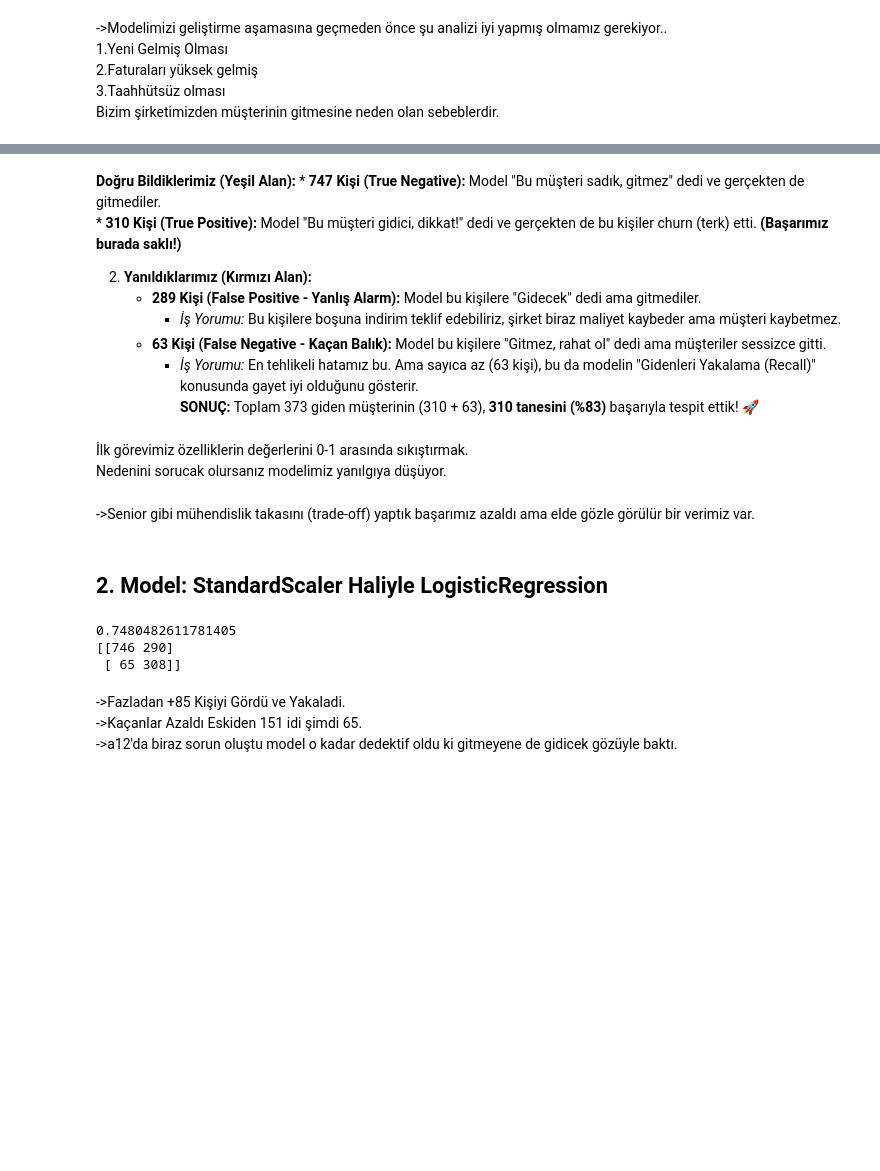
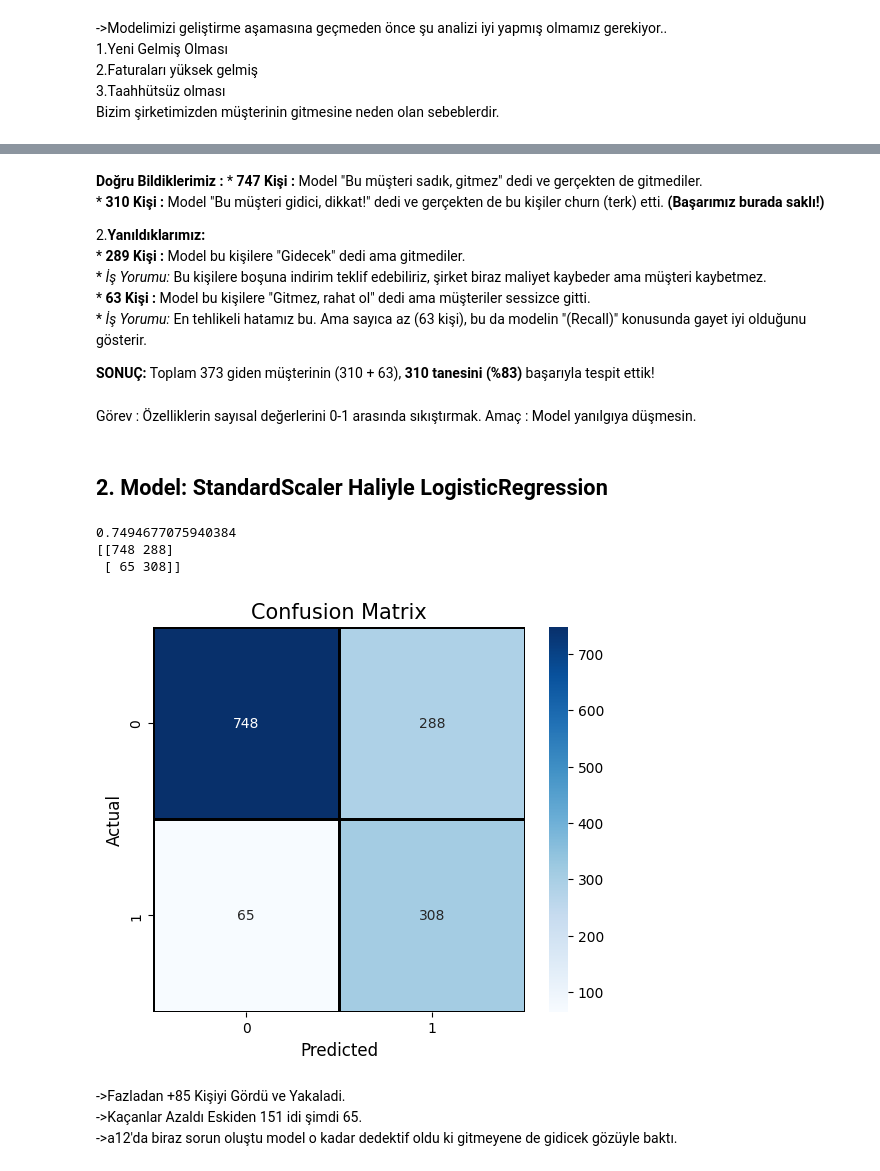
Before and after one commit to fferhatakr/Telco-Customer-Churn-Prediction, a Jupyter notebook: notebooks/Telco_Customer_Churn_Prediction.ipynb, the cells around one changed output, grey strips where cells are left out. Cells and saved outputs as stored; diff of their text form; code cells hidden in the pictures; blank space fills up the shorter version.

Commit message:
v2.0: Added new ML models and updated project documentation

```diff
--- a/notebooks/Telco_Customer_Churn_Prediction.ipynb
+++ b/notebooks/Telco_Customer_Churn_Prediction.ipynb
@@ -163,38 +116,45 @@ print(cm)
 # %% [markdown]
-**Doğru Bildiklerimiz (Yeşil Alan):**
-    * **747 Kişi (True Negative):** Model "Bu müşteri sadık, gitmez" dedi ve gerçekten de gitmediler.
-    * **310 Kişi (True Positive):** Model "Bu müşteri gidici, dikkat!" dedi ve gerçekten de bu kişiler churn (terk) etti. **(Başarımız burada saklı!)**
+**Doğru Bildiklerimiz :**
+    * **747 Kişi :** Model "Bu müşteri sadık, gitmez" dedi ve gerçekten de gitmediler.
+    * **310 Kişi :** Model "Bu müşteri gidici, dikkat!" dedi ve gerçekten de bu kişiler churn (terk) etti. **(Başarımız burada saklı!)**
 
-2.  **Yanıldıklarımız (Kırmızı Alan):**
-    * **289 Kişi (False Positive - Yanlış Alarm):** Model bu kişilere "Gidecek" dedi ama gitmediler.
+2.**Yanıldıklarımız:**
+    * **289 Kişi :** Model bu kişilere "Gidecek" dedi ama gitmediler.
         * *İş Yorumu:* Bu kişilere boşuna indirim teklif edebiliriz, şirket biraz maliyet kaybeder ama müşteri kaybetmez.
-    * **63 Kişi (False Negative - Kaçan Balık):** Model bu kişilere "Gitmez, rahat ol" dedi ama müşteriler sessizce gitti.
-        * *İş Yorumu:* En tehlikeli hatamız bu. Ama sayıca az (63 kişi), bu da modelin "Gidenleri Yakalama (Recall)" konusunda gayet iyi olduğunu gösterir.
-**SONUÇ:** Toplam 373 giden müşterinin (310 + 63), **310 tanesini (%83)** başarıyla tespit ettik! 🚀
+    * **63 Kişi :** Model bu kişilere "Gitmez, rahat ol" dedi ama müşteriler sessizce gitti.
+        * *İş Yorumu:* En tehlikeli hatamız bu. Ama sayıca az (63 kişi), bu da modelin "(Recall)" konusunda gayet iyi olduğunu gösterir.
+
+**SONUÇ:** Toplam 373 giden müşterinin (310 + 63), **310 tanesini (%83)** başarıyla tespit ettik!
 # %% [markdown]
-İlk görevimiz özelliklerin değerlerini 0-1 arasında sıkıştırmak.
-Nedenini sorucak olursanız modelimiz yanılgıya düşüyor.
+Görev : Özelliklerin sayısal değerlerini 0-1 arasında sıkıştırmak.
+Amaç : Model yanılgıya düşmesin.
 # %%
 from sklearn.preprocessing import StandardScaler
 sc = StandardScaler()
 X_train = sc.fit_transform(X_train)
 X_test = sc.transform(X_test)
-# %% [markdown]
-->Senior gibi mühendislik takasını (trade-off) yaptık başarımız azaldı ama elde gözle görülür bir verimiz var.
 # %% [markdown]
 ## 2. Model: StandardScaler Haliyle LogisticRegression
 # %%
 log_R = LogisticRegression(max_iter=3000,class_weight='balanced')
 log_R.fit(X_train,y_train)
 y_pred = log_R.predict(X_test)
-accuracy_1 = accuracy_score(y_test,y_pred)
-cm_1 = confusion_matrix(y_test,y_pred)
-print(accuracy_1)
-print(cm_1)
+accuracy = accuracy_score(y_test,y_pred)
+cm = confusion_matrix(y_test,y_pred)
+print(accuracy)
+print(cm)
+
+plt.figure(figsize=(6, 5))
+sns.heatmap(cm, annot=True, fmt='d', cmap='Blues', linewidths=1, linecolor='black')
+plt.title('Confusion Matrix', fontsize=15)
+plt.ylabel('Actual', fontsize=12)
+plt.xlabel('Predicted', fontsize=12)
+plt.show()
 # %% [output]
-0.7480482611781405
-[[746 290]
+0.7494677075940384
+[[748 288]
  [ 65 308]]
+[figure, added]
 # %% [markdown]
 ->Fazladan  +85 Kişiyi Gördü ve Yakaladi.
 ->Kaçanlar Azaldı Eskiden 151  idi şimdi 65.
```
Also changed, not shown: parts of 38 cells of this notebook, 1 other file.
